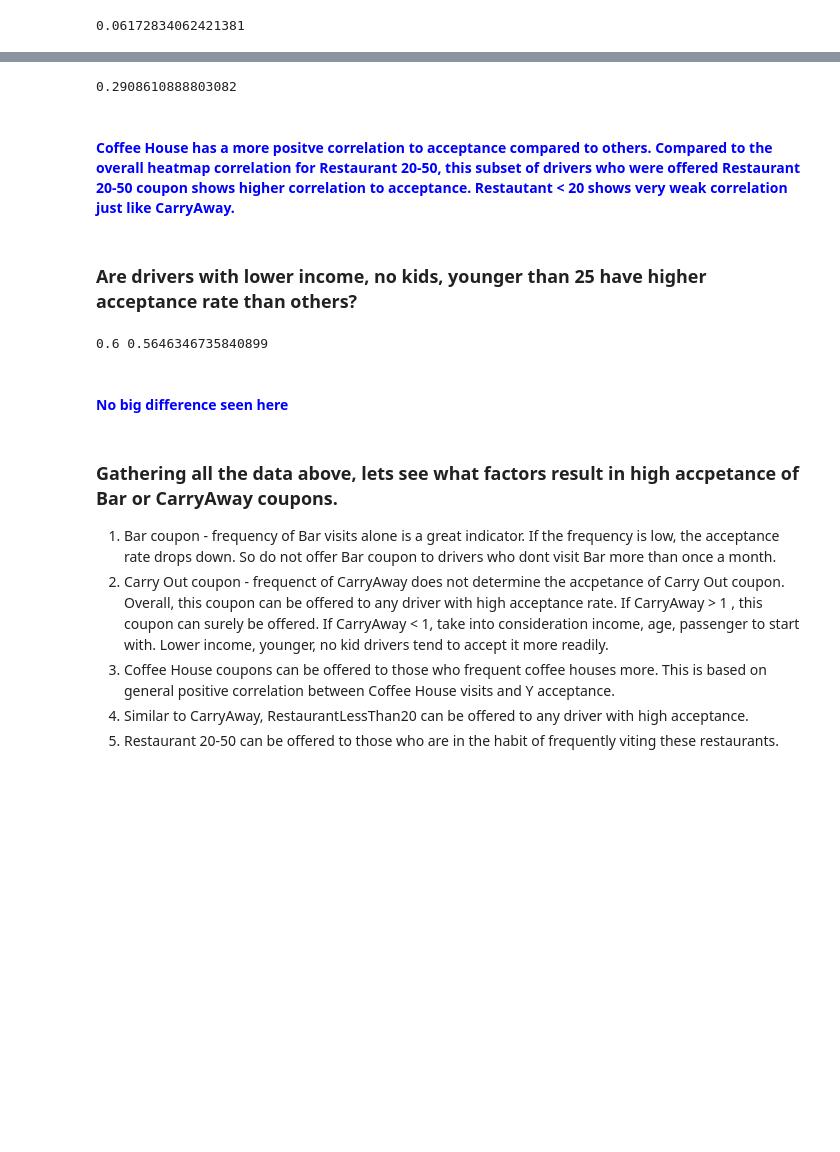
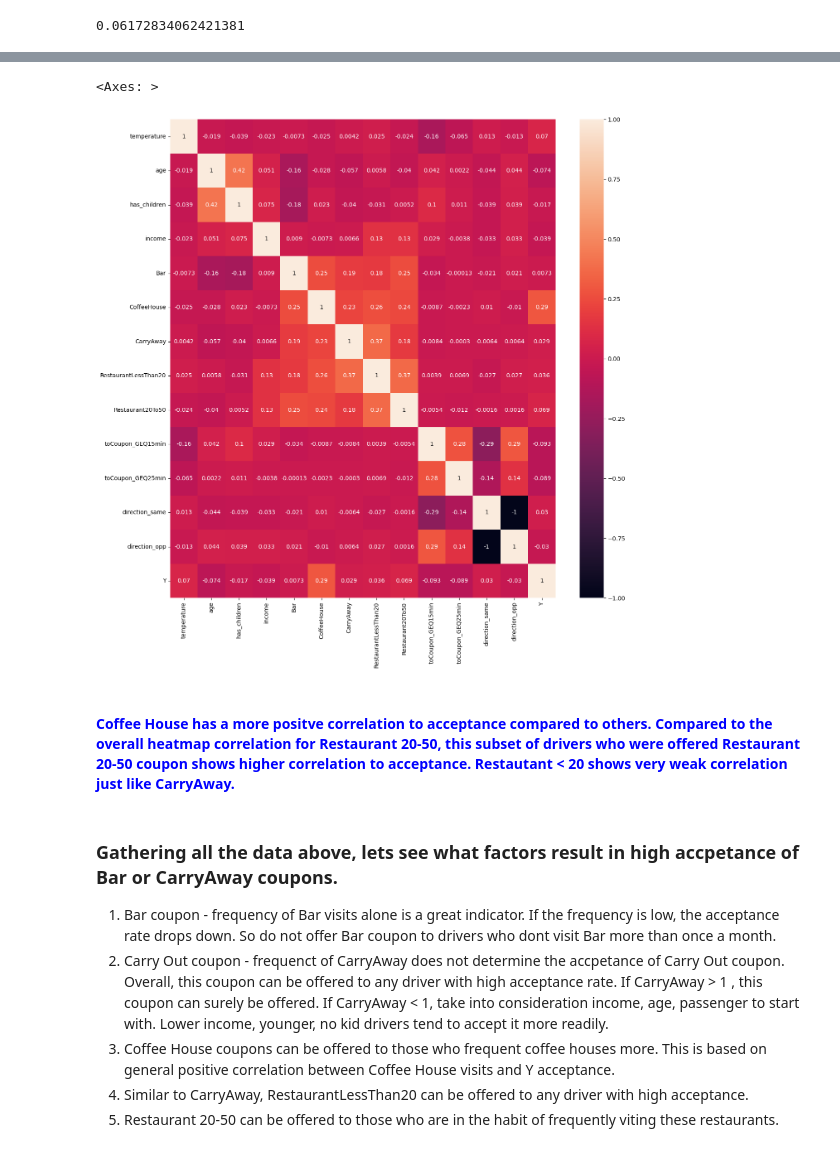
Before and after one commit to archana-rg/ml-practical-apps, a Jupyter notebook: coupon_accept.ipynb, the cells around one changed output, grey strips where cells are left out. Drawn from its saved outputs; the diff is of its cells as text; code cells hidden in the pictures; blank space fills up the shorter version.

```diff
--- a/coupon_accept.ipynb
+++ b/coupon_accept.ipynb
@@ -1239,24 +1259,15 @@ corr_to_Y
 # %%
 data_numeric_only = df_coffee.select_dtypes(include=['int64'])
 data_numeric_only = data_numeric_only.drop('toCoupon_GEQ5min', axis=1)
 corr_to_Y = data_numeric_only.corr().iloc[13,5]
 corr_to_Y
+fig, ax = plt.subplots(figsize=(15,15))
+sns.heatmap(data_numeric_only.corr(), annot=True, ax=ax)
 # %% [output]
-0.2908610888803082
+<Axes: >
+[figure, added]
 # %% [markdown]
 #### <font color='blue'> Coffee House has a more positve correlation to acceptance compared to others. Compared to the overall heatmap correlation for Restaurant 20-50, this subset of drivers who were offered Restaurant 20-50 coupon shows higher correlation to acceptance. Restautant < 20 shows very weak correlation just like CarryAway. </font>
-# %% [markdown]
-### Are drivers with lower income, no kids, younger than 25 have higher acceptance rate than others?
-# %%
-data_crit = data.query('income < 30000 and age < 25 and passenger != "Kids"')
-data_rest = data.query('income > 30000 or age >= 25 or passenger == "Kids"')
-coupon_accept_crit = data_crit.query('Y == 1').shape[0]/data_crit.shape[0]
-coupon_accept_rest = data_rest.query('Y == 1').shape[0]/data_rest.shape[0]
-print(coupon_accept_crit, coupon_accept_rest )
-# %% [output]
-0.6 0.5646346735840899
-# %% [markdown]
-#### <font color='blue'> No big difference seen here</font>
 # %% [markdown]
 ### Gathering all the data above, lets see what factors result in high accpetance of Bar or CarryAway coupons.
 1. Bar coupon - frequency of Bar visits alone is a great indicator. If the frequency is low, the acceptance rate drops down. So do not offer Bar coupon to drivers who dont visit Bar more than once a month.
```
Also changed, not shown: parts of 7 cells of this notebook, 15 other files.
